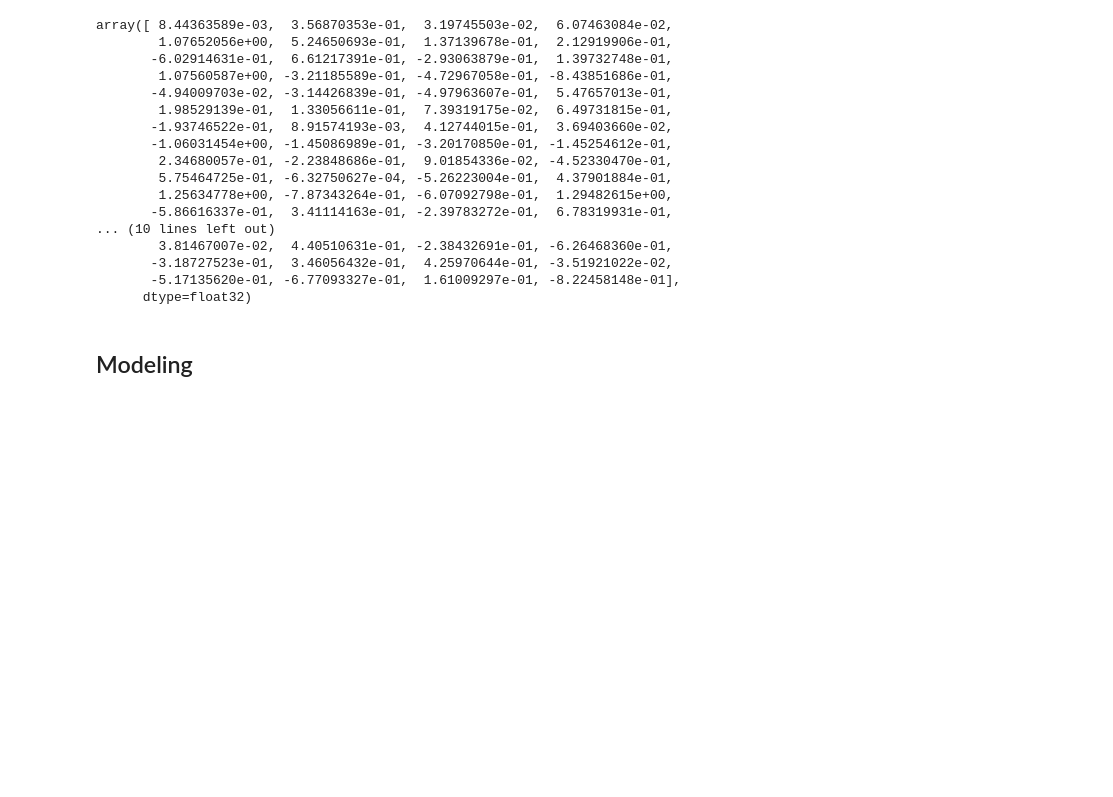
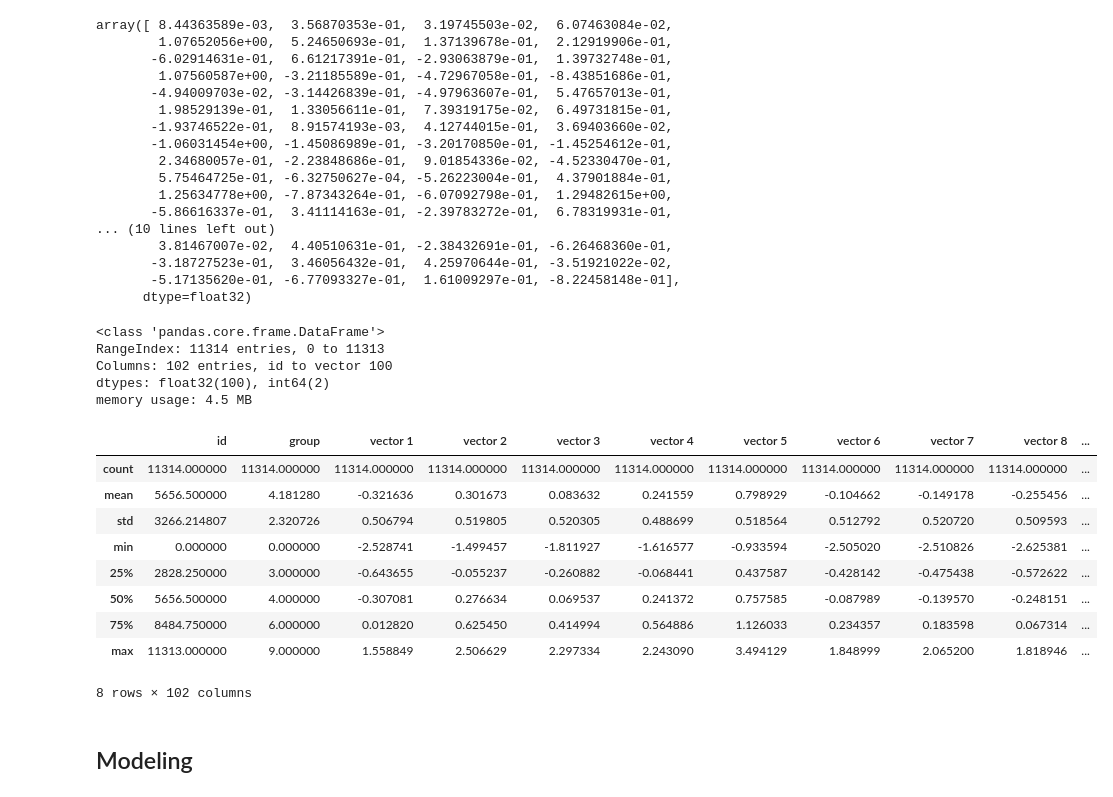
Before and after one commit to dsprincess/python-projects, a Jupyter notebook: Codility UB 1st task Clustering.ipynb, the cells around one changed output. Saved outputs shown, nothing was run; the diff lists cells and outputs as text; code cells hidden in the pictures; blank space fills up the shorter version.

```diff
--- a/Codility UB 1st task Clustering.ipynb
+++ b/Codility UB 1st task Clustering.ipynb
@@ -68,5 +97,26 @@ for i in range(1, max_vectors + 1):
 
 # Drop the original 'vectors' column
 df.drop('vectors', axis=1, inplace=True)
+# %%
+df.info()
+# %% [output]
+<class 'pandas.core.frame.DataFrame'>
+RangeIndex: 11314 entries, 0 to 11313
+Columns: 102 entries, id to vector 100
+dtypes: float32(100), int64(2)
+memory usage: 4.5 MB
+# %%
+df.describe()
+# %% [output]
+|  | id | group | vector 1 | vector 2 | vector 3 | vector 4 | vector 5 | vector 6 | vector 7 | vector 8 | ... |
+| count | 11314.000000 | 11314.000000 | 11314.000000 | 11314.000000 | 11314.000000 | 11314.000000 | 11314.000000 | 11314.000000 | 11314.000000 | 11314.000000 | ... |
+| mean | 5656.500000 | 4.181280 | -0.321636 | 0.301673 | 0.083632 | 0.241559 | 0.798929 | -0.104662 | -0.149178 | -0.255456 | ... |
+| std | 3266.214807 | 2.320726 | 0.506794 | 0.519805 | 0.520305 | 0.488699 | 0.518564 | 0.512792 | 0.520720 | 0.509593 | ... |
+| min | 0.000000 | 0.000000 | -2.528741 | -1.499457 | -1.811927 | -1.616577 | -0.933594 | -2.505020 | -2.510826 | -2.625381 | ... |
+| 25% | 2828.250000 | 3.000000 | -0.643655 | -0.055237 | -0.260882 | -0.068441 | 0.437587 | -0.428142 | -0.475438 | -0.572622 | ... |
+| 50% | 5656.500000 | 4.000000 | -0.307081 | 0.276634 | 0.069537 | 0.241372 | 0.757585 | -0.087989 | -0.139570 | -0.248151 | ... |
+| 75% | 8484.750000 | 6.000000 | 0.012820 | 0.625450 | 0.414994 | 0.564886 | 1.126033 | 0.234357 | 0.183598 | 0.067314 | ... |
+| max | 11313.000000 | 9.000000 | 1.558849 | 2.506629 | 2.297334 | 2.243090 | 3.494129 | 1.848999 | 2.065200 | 1.818946 | ... |
+8 rows × 102 columns
 # %% [markdown]
 ## Modeling
```
Also changed, not shown: parts of 15 cells of this notebook, 3 other files.
